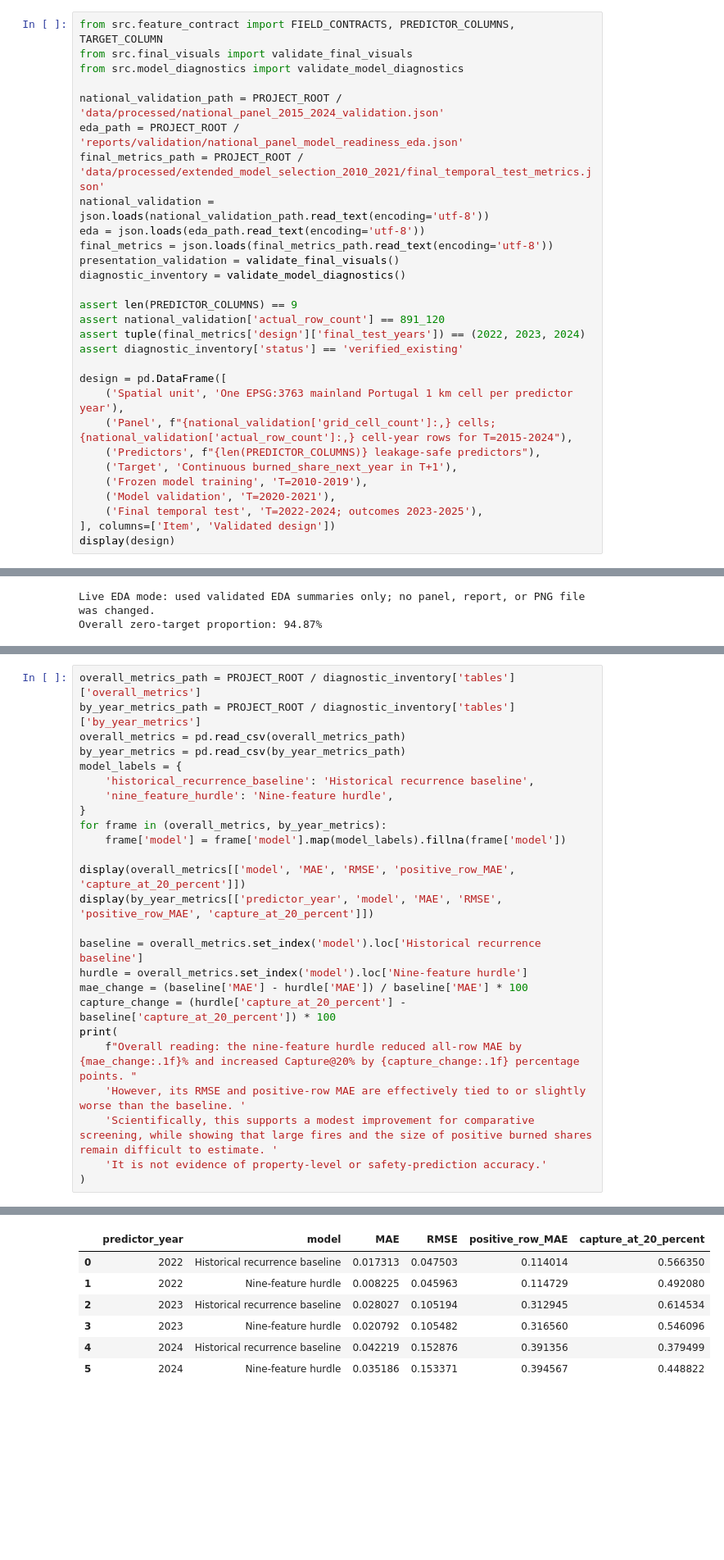
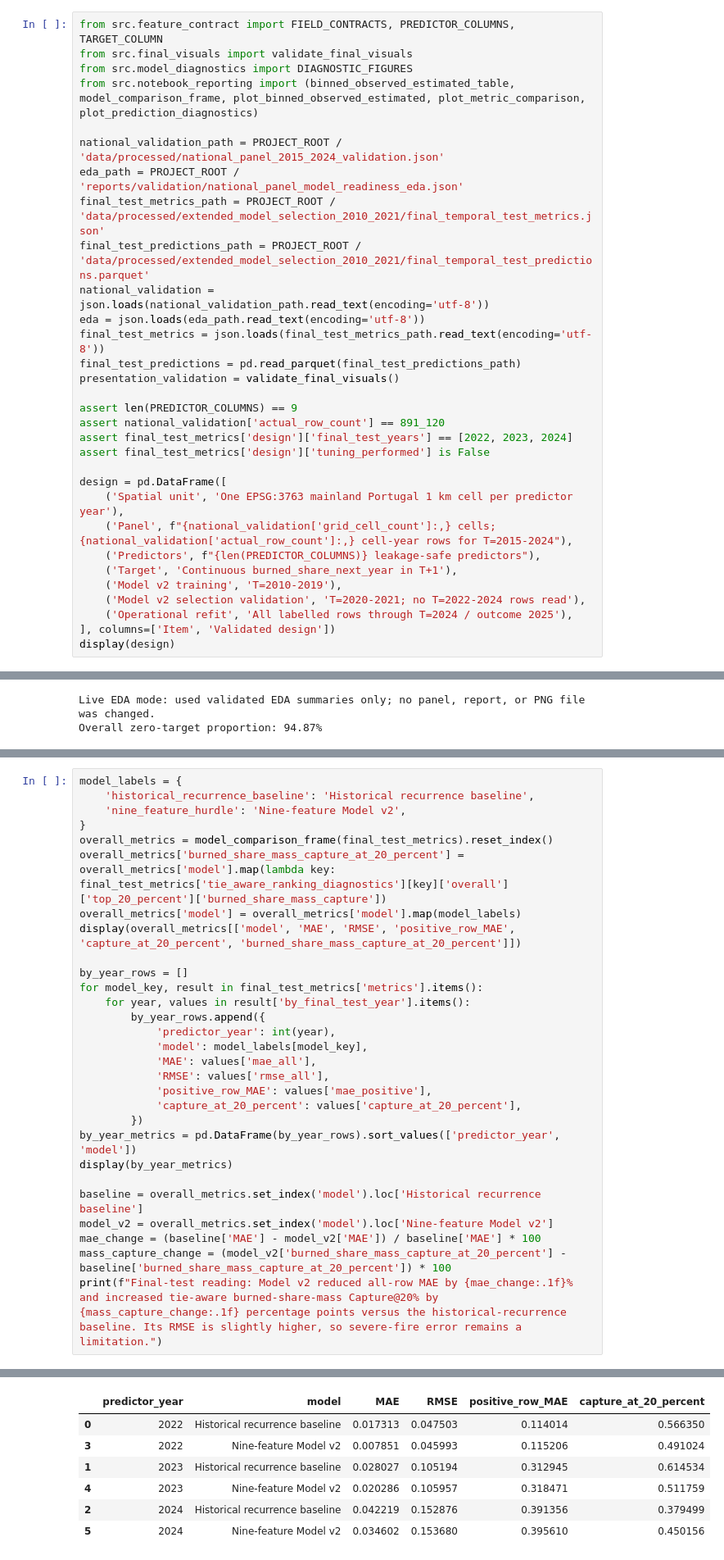
Before and after one commit to serhii-diadechko-git/wildfire_property_screening_portugal, a Jupyter notebook: notebooks/06_final_charts.ipynb, the cells around one changed output, grey strips where cells are left out. Shown at 82% size. Saved outputs shown, nothing was run; the diff lists cells and outputs as text; blank space fills up the shorter version.

```diff
--- a/notebooks/06_final_charts.ipynb
+++ b/notebooks/06_final_charts.ipynb
@@ -31,30 +31,32 @@ The model estimates continuous next-year burned share from predictor-year inform
 # %%
 from src.feature_contract import FIELD_CONTRACTS, PREDICTOR_COLUMNS, TARGET_COLUMN
 from src.final_visuals import validate_final_visuals
-from src.model_diagnostics import validate_model_diagnostics
+from src.model_diagnostics import DIAGNOSTIC_FIGURES
+from src.notebook_reporting import (binned_observed_estimated_table, model_comparison_frame, plot_binned_observed_estimated, plot_metric_comparison, plot_prediction_diagnostics)
 
 national_validation_path = PROJECT_ROOT / 'data/processed/national_panel_2015_2024_validation.json'
 eda_path = PROJECT_ROOT / 'reports/validation/national_panel_model_readiness_eda.json'
-final_metrics_path = PROJECT_ROOT / 'data/processed/extended_model_selection_2010_2021/final_temporal_test_metrics.json'
+final_test_metrics_path = PROJECT_ROOT / 'data/processed/extended_model_selection_2010_2021/final_temporal_test_metrics.json'
+final_test_predictions_path = PROJECT_ROOT / 'data/processed/extended_model_selection_2010_2021/final_temporal_test_predictions.parquet'
 national_validation = json.loads(national_validation_path.read_text(encoding='utf-8'))
 eda = json.loads(eda_path.read_text(encoding='utf-8'))
-final_metrics = json.loads(final_metrics_path.read_text(encoding='utf-8'))
+final_test_metrics = json.loads(final_test_metrics_path.read_text(encoding='utf-8'))
+final_test_predictions = pd.read_parquet(final_test_predictions_path)
 presentation_validation = validate_final_visuals()
-diagnostic_inventory = validate_model_diagnostics()
 
 assert len(PREDICTOR_COLUMNS) == 9
 assert national_validation['actual_row_count'] == 891_120
-assert tuple(final_metrics['design']['final_test_years']) == (2022, 2023, 2024)
-assert diagnostic_inventory['status'] == 'verified_existing'
+assert final_test_metrics['design']['final_test_years'] == [2022, 2023, 2024]
+assert final_test_metrics['design']['tuning_performed'] is False
 
 design = pd.DataFrame([
     ('Spatial unit', 'One EPSG:3763 mainland Portugal 1 km cell per predictor year'),
     ('Panel', f"{national_validation['grid_cell_count']:,} cells; {national_validation['actual_row_count']:,} cell-year rows for T=2015-2024"),
     ('Predictors', f"{len(PREDICTOR_COLUMNS)} leakage-safe predictors"),
     ('Target', 'Continuous burned_share_next_year in T+1'),
-    ('Frozen model training', 'T=2010-2019'),
-    ('Model validation', 'T=2020-2021'),
-    ('Final temporal test', 'T=2022-2024; outcomes 2023-2025'),
+    ('Model v2 training', 'T=2010-2019'),
+    ('Model v2 selection validation', 'T=2020-2021; no T=2022-2024 rows read'),
+    ('Operational refit', 'All labelled rows through T=2024 / outcome 2025'),
 ], columns=['Item', 'Validated design'])
 display(design)
 # %% [output]
@@ -224,26 +226,30 @@ The displayed CSV/chart uses a deterministic top-row calculation (48.2% for the
 # %%
-overall_metrics_path = PROJECT_ROOT / diagnostic_inventory['tables']['overall_metrics']
-by_year_metrics_path = PROJECT_ROOT / diagnostic_inventory['tables']['by_year_metrics']
-overall_metrics = pd.read_csv(overall_metrics_path)
-by_year_metrics = pd.read_csv(by_year_metrics_path)
 model_labels = {
     'historical_recurrence_baseline': 'Historical recurrence baseline',
-    'nine_feature_hurdle': 'Nine-feature hurdle',
+    'nine_feature_hurdle': 'Nine-feature Model v2',
 }
-for frame in (overall_metrics, by_year_metrics):
-    frame['model'] = frame['model'].map(model_labels).fillna(frame['model'])
+overall_metrics = model_comparison_frame(final_test_metrics).reset_index()
+overall_metrics['burned_share_mass_capture_at_20_percent'] = overall_metrics['model'].map(lambda key: final_test_metrics['tie_aware_ranking_diagnostics'][key]['overall']['top_20_percent']['burned_share_mass_capture'])
+overall_metrics['model'] = overall_metrics['model'].map(model_labels)
+display(overall_metrics[['model', 'MAE', 'RMSE', 'positive_row_MAE', 'capture_at_20_percent', 'burned_share_mass_capture_at_20_percent']])
 
-display(overall_metrics[['model', 'MAE', 'RMSE', 'positive_row_MAE', 'capture_at_20_percent']])
-display(by_year_metrics[['predictor_year', 'model', 'MAE', 'RMSE', 'positive_row_MAE', 'capture_at_20_percent']])
+by_year_rows = []
+for model_key, result in final_test_metrics['metrics'].items():
+    for year, values in result['by_final_test_year'].items():
+        by_year_rows.append({
+            'predictor_year': int(year),
+            'model': model_labels[model_key],
+            'MAE': values['mae_all'],
+            'RMSE': values['rmse_all'],
+            'positive_row_MAE': values['mae_positive'],
+            'capture_at_20_percent': values['capture_at_20_percent'],
+        })
+by_year_metrics = pd.DataFrame(by_year_rows).sort_values(['predictor_year', 'model'])
+display(by_year_metrics)
 
 baseline = overall_metrics.set_index('model').loc['Historical recurrence baseline']
-hurdle = overall_metrics.set_index('model').loc['Nine-feature hurdle']
-mae_change = (baseline['MAE'] - hurdle['MAE']) / baseline['MAE'] * 100
-capture_change = (hurdle['capture_at_20_percent'] - baseline['capture_at_20_percent']) * 100
-print(
-    f"Overall reading: the nine-feature hurdle reduced all-row MAE by {mae_change:.1f}% and increased Capture@20% by {capture_change:.1f} percentage points. "
-    'However, its RMSE and positive-row MAE are effectively tied to or slightly worse than the baseline. '
-    'Scientifically, this supports a modest improvement for comparative screening, while showing that large fires and the size of positive burned shares remain difficult to estimate. '
-    'It is not evidence of property-level or safety-prediction accuracy.'
-)
+model_v2 = overall_metrics.set_index('model').loc['Nine-feature Model v2']
+mae_change = (baseline['MAE'] - model_v2['MAE']) / baseline['MAE'] * 100
+mass_capture_change = (model_v2['burned_share_mass_capture_at_20_percent'] - baseline['burned_share_mass_capture_at_20_percent']) * 100
+print(f"Final-test reading: Model v2 reduced all-row MAE by {mae_change:.1f}% and increased tie-aware burned-share-mass Capture@20% by {mass_capture_change:.1f} percentage points versus the historical-recurrence baseline. Its RMSE is slightly higher, so severe-fire error remains a limitation.")
 # %% [output]
@@ -253,7 +259,7 @@ print(
 |  | predictor_year | model | MAE | RMSE | positive_row_MAE | capture_at_20_percent |
 | 0 | 2022 | Historical recurrence baseline | 0.017313 | 0.047503 | 0.114014 | 0.566350 |
-| 1 | 2022 | Nine-feature hurdle | 0.008225 | 0.045963 | 0.114729 | 0.492080 |
-| 2 | 2023 | Historical recurrence baseline | 0.028027 | 0.105194 | 0.312945 | 0.614534 |
-| 3 | 2023 | Nine-feature hurdle | 0.020792 | 0.105482 | 0.316560 | 0.546096 |
-| 4 | 2024 | Historical recurrence baseline | 0.042219 | 0.152876 | 0.391356 | 0.379499 |
-| 5 | 2024 | Nine-feature hurdle | 0.035186 | 0.153371 | 0.394567 | 0.448822 |
+| 3 | 2022 | Nine-feature Model v2 | 0.007851 | 0.045993 | 0.115206 | 0.491024 |
+| 1 | 2023 | Historical recurrence baseline | 0.028027 | 0.105194 | 0.312945 | 0.614534 |
+| 4 | 2023 | Nine-feature Model v2 | 0.020286 | 0.105957 | 0.318471 | 0.511759 |
+| 2 | 2024 | Historical recurrence baseline | 0.042219 | 0.152876 | 0.391356 | 0.379499 |
+| 5 | 2024 | Nine-feature Model v2 | 0.034602 | 0.153680 | 0.395610 | 0.450156 |
```
Also changed, not shown: parts of 11 cells of this notebook, 35 other files.
